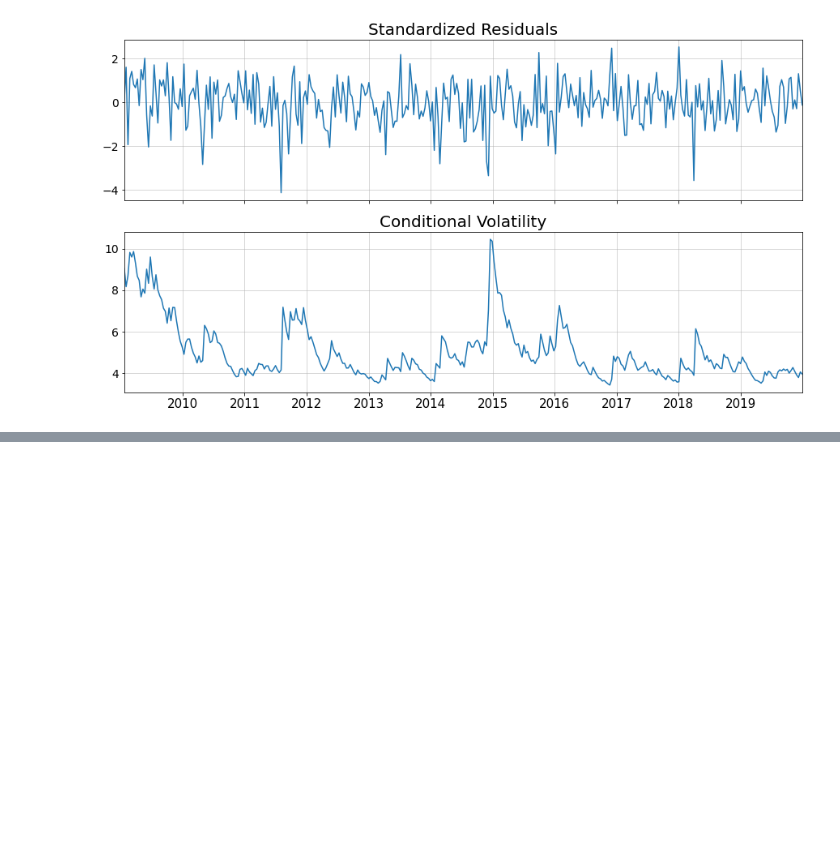
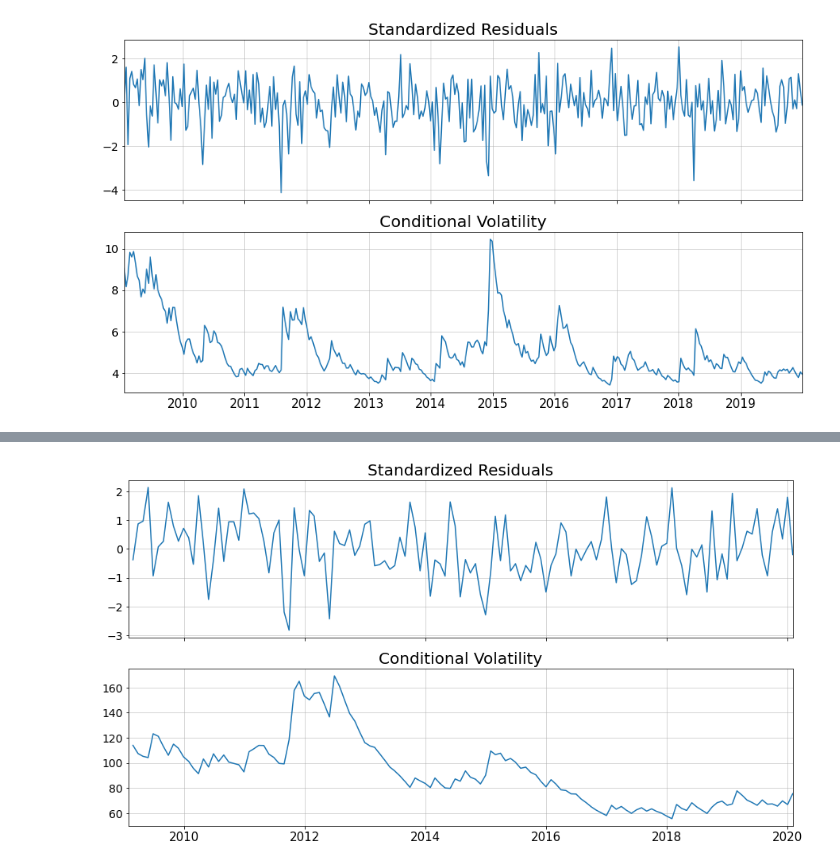
Before and after one commit to xtess16/RTSI, a Jupyter notebook: RTS_test.ipynb, the cells around one changed output, grey strips where cells are left out. Drawn from its saved outputs; the diff is of its cells as text; code cells hidden in the pictures; blank space fills up the shorter version.

```diff
--- a/RTS_test.ipynb
+++ b/RTS_test.ipynb
@@ -935,0 +927,9 @@ _.conf_int()
+# %%
+ar_by_week_series = ARX(series, lags=(1))
+ar_by_week_series_fitted = ar_by_week_series.fit()
+display(ar_by_week_series_fitted.summary())
+
+argarch_by_week_series = ar_by_week_series
+argarch_by_week_series.volatility = GARCH(p=1, q=1)
+argarch_by_week_series_fitted = argarch_by_week_series.fit()
+argarch_by_week_series_fitted.summary()
@@ -935,0 +985,4 @@ _.conf_int()
+# %%
+argarch_by_week_series_fitted.plot();
+# %% [output]
+[figure, added]
```
Also changed, not shown: parts of 18 cells of this notebook.
